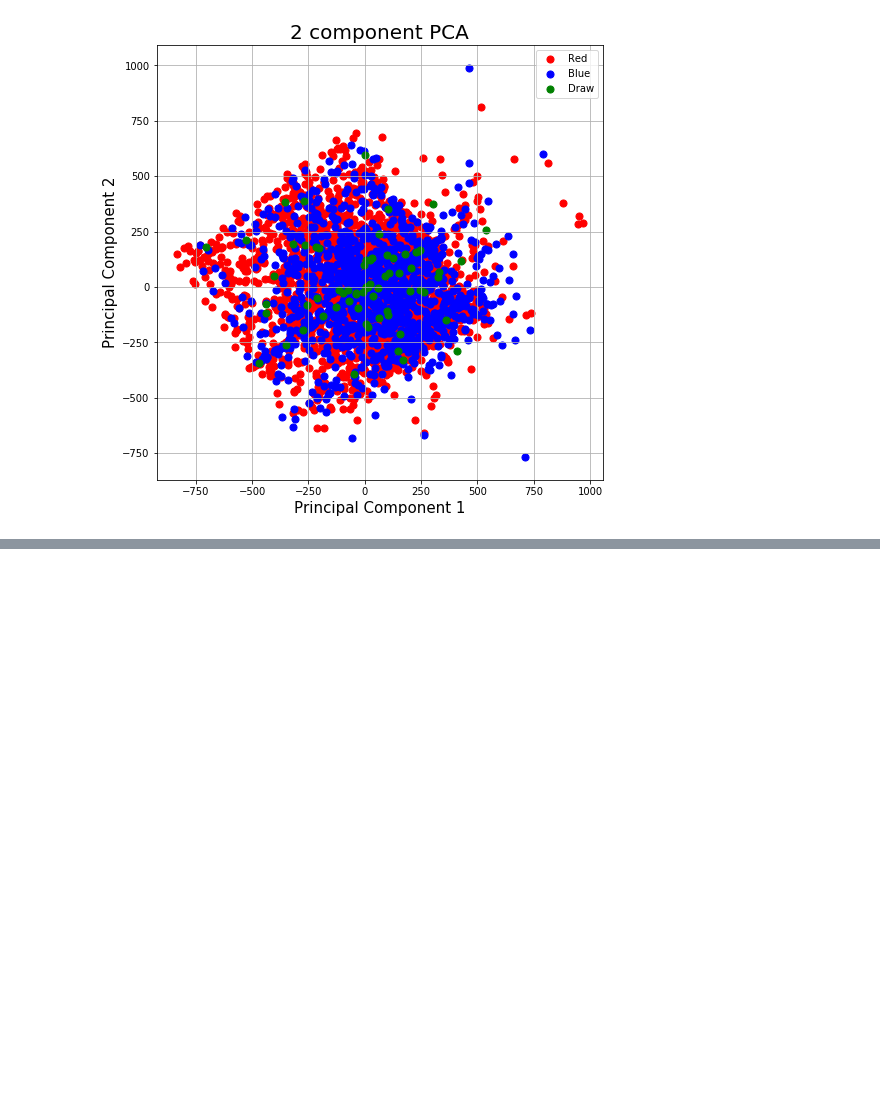
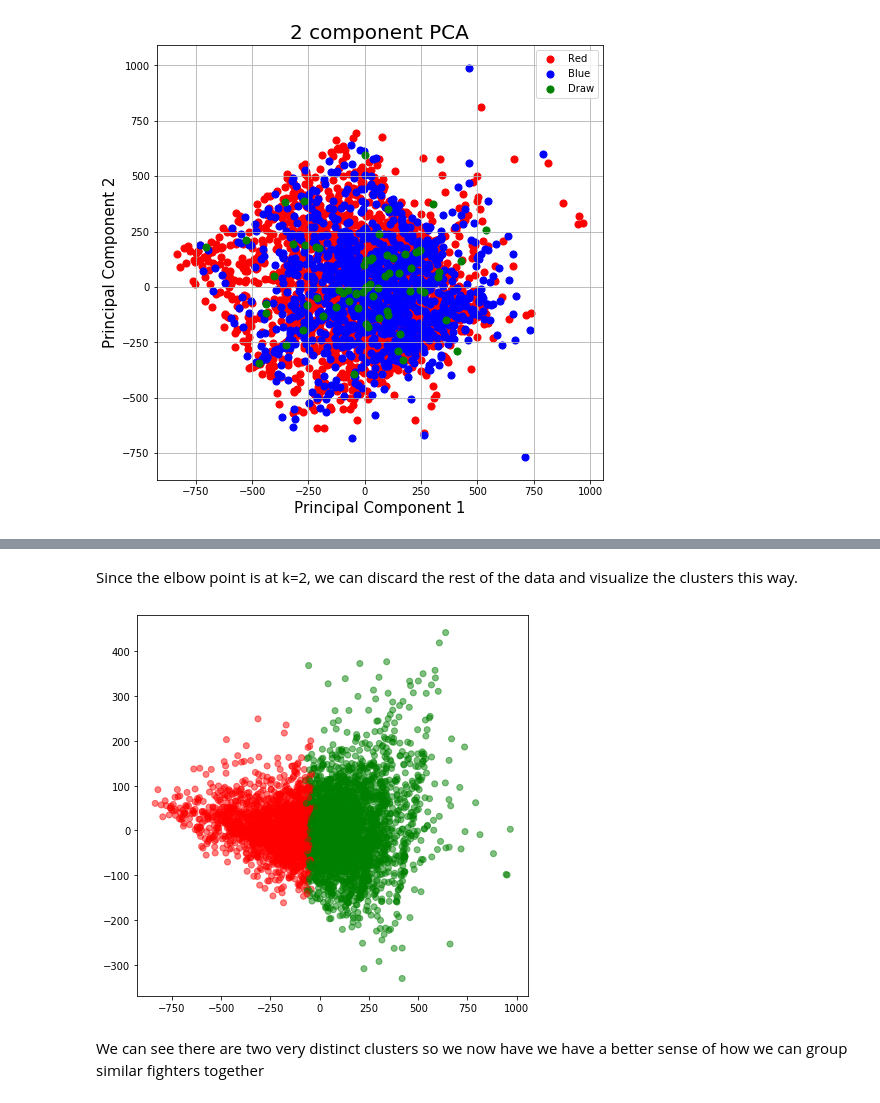
Before and after one commit to abasiamaakpan/UFC_Data_Mining_Project, a Jupyter notebook: Project.ipynb, the cells around one changed output, grey strips where cells are left out. Saved outputs shown, nothing was run; the diff lists cells and outputs as text; code cells hidden in the pictures; blank space fills up the shorter version.

```diff
--- a/Project.ipynb
+++ b/Project.ipynb
@@ -260,0 +306,25 @@ ax.grid()
+# %% [markdown]
+Since the elbow point is at k=2, we can discard the rest of the data and visualize the clusters this way.
+# %%
+pca_new_2 = decomposition.PCA(n_components=2)
+X_pca_new_2 = pca_new_3.fit_transform(df_new)
+# %%
+
+#Set a 2 KMeans clustering
+kmeans = KMeans(n_clusters = 2)
+
+#Compute cluster centers and predict cluster indices
+X_clustered = kmeans.fit_predict(X_pca_new_2)
+
+#Define our own color map
+LABEL_COLOR_MAP = {0:'r', 1: 'g'}
+label_color = [LABEL_COLOR_MAP[l] for l in X_clustered]
+
+# Plot the scatter digram
+plt.figure(figsize = (7,7))
+plt.scatter(X_pca_new_2[:,0],X_pca_new_2[:,2], c= label_color, alpha=0.5)
+plt.show()
+# %% [output]
+[figure, added]
+# %% [markdown]
+We can see there are two very distinct clusters so we now have we have a better sense of how we can group similar fighters together
```
Also changed, not shown: parts of 17 cells of this notebook.
